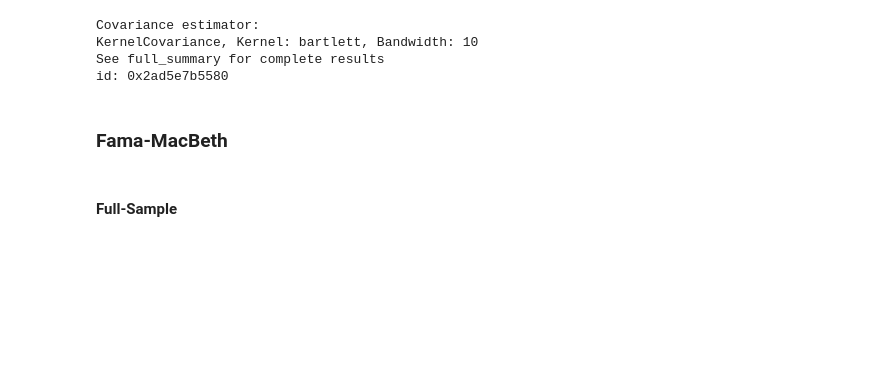
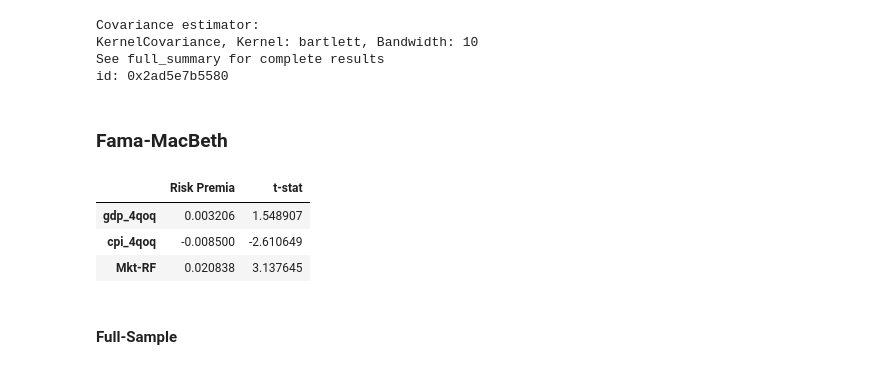
Before and after one commit to santoromano/Macro-Cross-Sectional-Analysis, a Jupyter notebook: empirics.ipynb, the cells around one changed output. Cells and saved outputs as stored; diff of their text form; code cells hidden in the pictures; blank space fills up the shorter version.

Commit message:
FM function partial

```diff
--- a/empirics.ipynb
+++ b/empirics.ipynb
@@ -50,8 +50,8 @@ ff5_q = ff_data_q.iloc[:,0:5]
 ff5_mom_q = pd.concat([ff5_q, ff_data_q.iloc[:,31]], axis=1)
 
 # Test Asset Portfolios
-size_book_assets_q = ff_data_q.iloc[:,6:31].apply(lambda x: x - ff_data_q['RF'])
-industry_assets_q = ff_data_q.iloc[:,32:].apply(lambda x: x - ff_data_q['RF'])
+size_book_assets_q = ff_data_q.iloc[:,6:31].apply(lambda x: x - ff_data_q['RF']).iloc[1:-2]
+industry_assets_q = ff_data_q.iloc[:,32:].apply(lambda x: x - ff_data_q['RF']).iloc[1:-2]
 
 # Macro Factors
 factors_q = pd.concat([quarterly_factors, ff_data_q['Mkt-RF']], axis=1).dropna()
@@ -444,7 +444,47 @@ id: 0x2ad5e7b5580
 # %% [markdown]
 ### Fama-MacBeth
 # %%
-def
+def fama_macbeth(test_assets, factors):
+    '''
+    Function to perform Fama-MacBeth procedure.
+    '''
+
+    # Time Series Regression
+    betas = []
+
+    for portfolio in test_assets:
+        ts = sm.OLS(test_assets.loc[:,portfolio], sm.add_constant(factors)).fit()
+        betas.append(ts.params[1:])
+
+    betas = pd.DataFrame(betas)
+    betas.index = test_assets.columns
+
+    # Cross Sectional Regressions
+    T = len(factors)
+    lambdas = []
+    alphas = []
+
+    for t in range(T):
+        cs = sm.OLS(np.array(test_assets)[t].T, betas).fit()
+        lambdas.append(cs.params)
+        alphas.append(cs.resid)
+
+    lambdas_df = pd.DataFrame(lambdas)
+
+    # Lambda t-stats (without controlling for autocorrelation)
+    std_errors = lambdas_df.apply(lambda col: np.sqrt(((col - col.mean())**2).sum() / T**2))
+    t_stats = lambdas_df.mean() / std_errors
+
+    results = pd.merge(lambdas_df.mean().rename('Risk Premia'), t_stats.rename('t-stat'), left_index=True, right_index=True)
+
+    return results
+# %%
+fama_macbeth(size_book_assets_q, factors_q[['gdp_4qoq', 'cpi_4qoq', 'Mkt-RF']])
+# %% [output]
+|  | Risk Premia | t-stat |
+| gdp_4qoq | 0.003206 | 1.548907 |
+| cpi_4qoq | -0.008500 | -2.610649 |
+| Mkt-RF | 0.020838 | 3.137645 |
 # %% [markdown]
 #### Full-Sample
 # %% [markdown]
```
Also changed, not shown: parts of 7 cells of this notebook.
